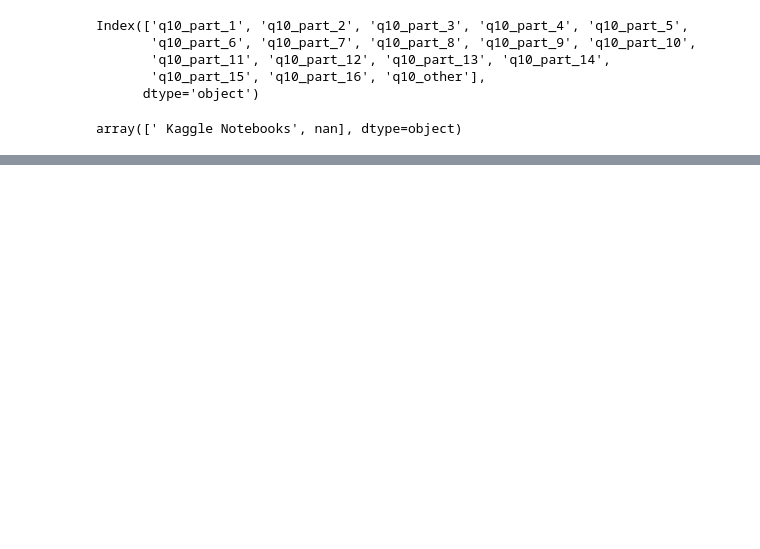
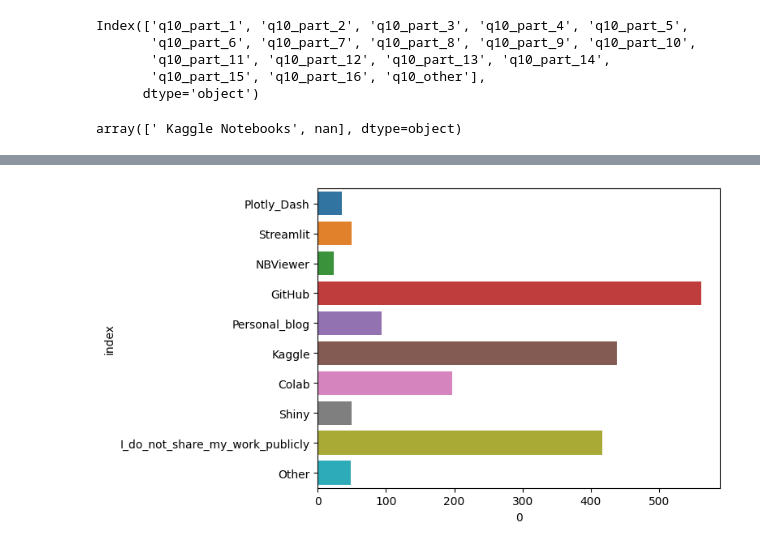
Before and after one commit to MaitaneP/adalab-da-modulo2-proyecto-equipo3, a Jupyter notebook: tratamiento_datos.ipynb, the cells around one changed output, grey strips where cells are left out. Drawn from its saved outputs; the diff is of its cells as text; code cells hidden in the pictures; blank space fills up the shorter version.

```diff
--- a/tratamiento_datos.ipynb
+++ b/tratamiento_datos.ipynb
@@ -299,0 +315,4 @@ ValueError: min() arg is an empty sequence
+# %%
+# creamos un df con la pregunta q39
+df_q39 = df_resumido[['q39_part_1', 'q39_part_2', 'q39_part_3', 'q39_part_4', 'q39_part_5', 'q39_part_6', 'q39_part_7', 'q39_part_8', 'q39_part_9', 'q39_other']]
+df_q39.sample()
@@ -299,0 +322,15 @@ ValueError: min() arg is an empty sequence
+# %%
+# CREAMOS UN DICCIONARIO CON LOS NOMBRES ANTIGUOS Y NUEVOS QUE QUEREMOS EN LAS COLUMNAS DE df_q39
+nomb_col_q39 = {}
+for col in df_q39.columns:
+    try:
+        for i in df_q39[col].unique():
+            i = str(i)
+            if i != 'nan':
+                i = i.strip().replace(' ', '_')
+                nomb_col_q39[col] = i
+            else:
+                pass
+    except:
+        print('estoy en el except con la columna {col} , elemento {i}')
+print(f'DICCIONARIO NOMBRES COLUMNAS: {nomb_col_q39}')
@@ -299,0 +339,4 @@ ValueError: min() arg is an empty sequence
+# %%
+# RENOMBRAMOS LAS COLUMNAS DE df_q39
+df_q39.rename(columns = nomb_col_q39, inplace = True)
+df_q39.sample()
@@ -299,0 +356,4 @@ ValueError: min() arg is an empty sequence
+# %%
+# cambiamos los NaN por 0 y el resto por 1
+for col in df_q39.columns:
+    df_q39[col] = df_q39[col].apply(lambda dataframe: np.where(type(dataframe) != float, 1, 0))
@@ -299,0 +386,6 @@ ValueError: min() arg is an empty sequence
+# %%
+plt.figure()
+fig = sns.barplot(x = df_q39.sum().reset_index()[0], y = df_q39.sum().reset_index()['index'])
+plt.show()
+# %% [output]
+[figure, added]
```
Also changed, not shown: parts of 25 cells of this notebook, 1 other file.
